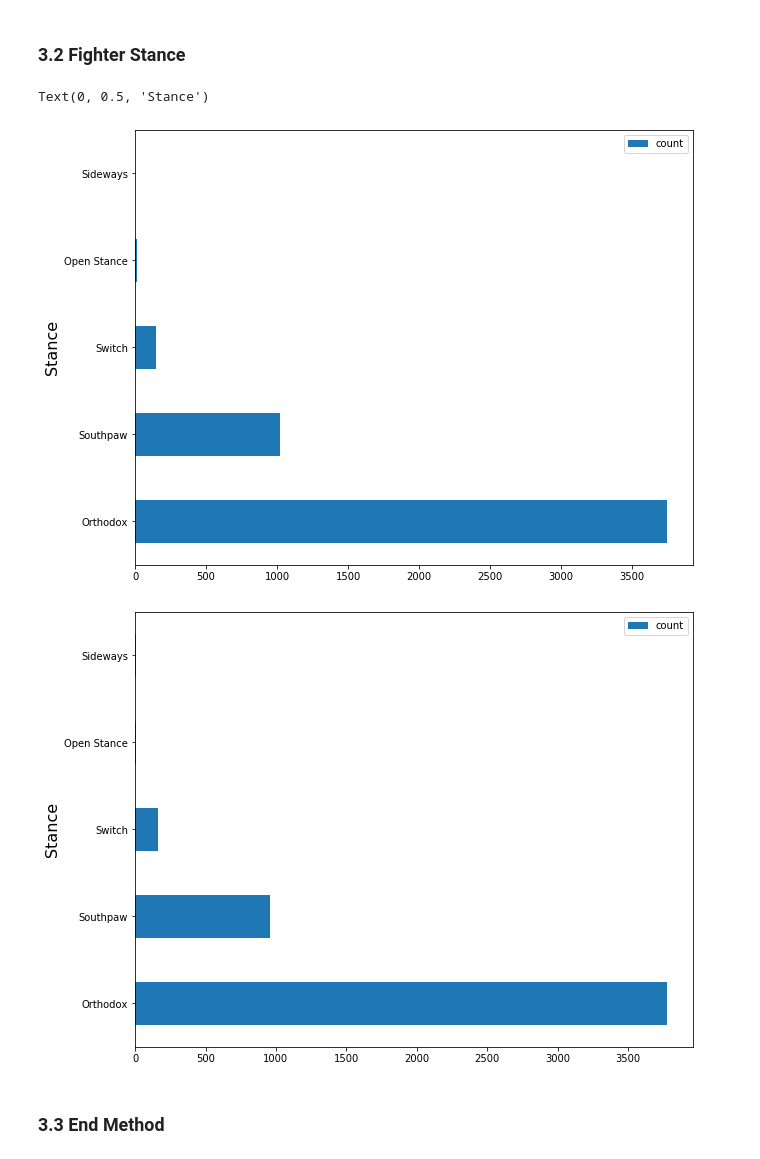
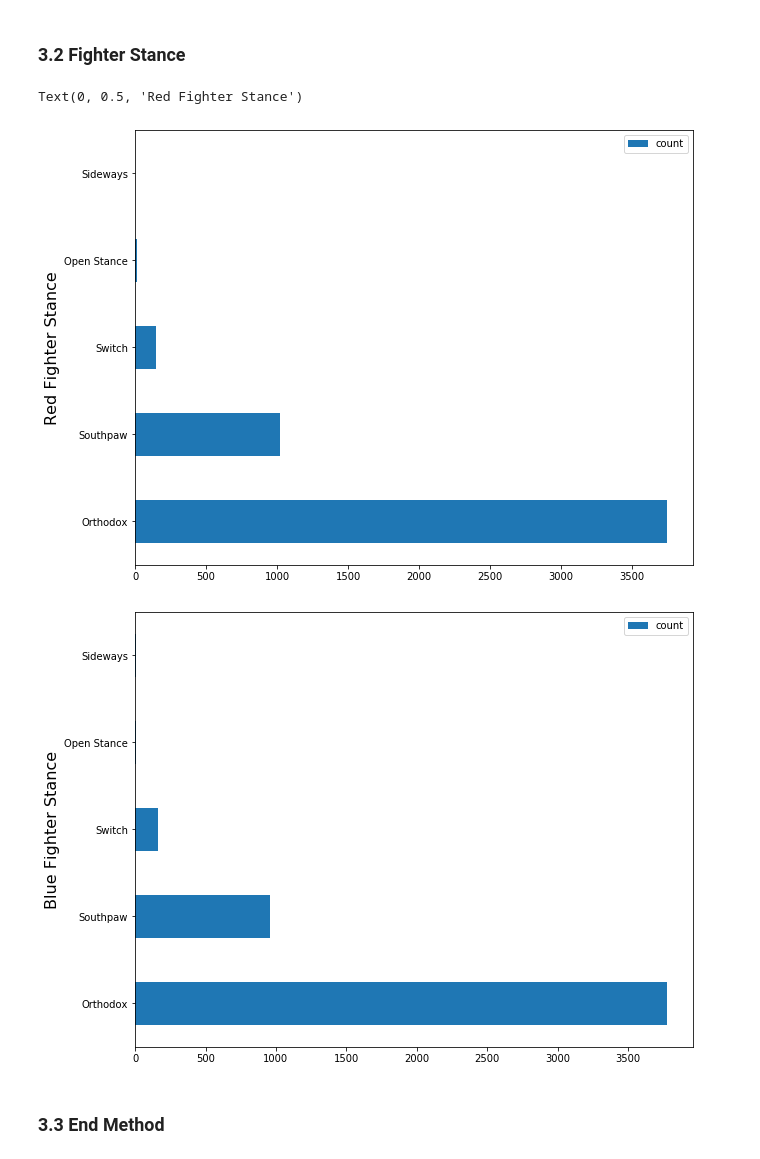
Before and after one commit to JamesPeralta/UFC-Fight-Predictor, a Jupyter notebook: data_joining/exploratory_analysis_anil.ipynb, the cells around one changed output. Saved outputs shown, nothing was run; the diff lists cells and outputs as text; code cells hidden in the pictures.

```diff
--- a/data_joining/exploratory_analysis_anil.ipynb
+++ b/data_joining/exploratory_analysis_anil.ipynb
@@ -69,19 +69,19 @@ R_Stance = pd.DataFrame(data['R_Stance'].value_counts())
 R_Stance.reset_index(inplace=True)
 R_Stance.columns = ['R_Stance', 'count']
 R_Stance.set_index('R_Stance',inplace=True)
-R_Stance.plot.barh(figsize=(10, 8)).set_ylabel('Stance', fontsize=16)
+R_Stance.plot.barh(figsize=(10, 8)).set_ylabel('Red Fighter Stance', fontsize=16)
 # %% [output]
-Text(0, 0.5, 'Stance')
+Text(0, 0.5, 'Red Fighter Stance')
-[figure, old version]
+[figure, new version]
 # %%
 # Blue fighter stance
 B_Stance = pd.DataFrame(data['B_Stance'].value_counts())
 B_Stance.reset_index(inplace=True)
 B_Stance.columns = ['B_Stance', 'count']
 B_Stance.set_index('B_Stance',inplace=True)
-plot = B_Stance.plot.barh(figsize=(10, 8)).set_ylabel('Stance', fontsize=16)
+plot = B_Stance.plot.barh(figsize=(10, 8)).set_ylabel('Blue Fighter Stance', fontsize=16)
 # %% [output]
-[figure, old version]
+[figure, new version]
 # %% [markdown]
 ### 3.3 End Method
 # %%
```
Also changed, not shown: 1 other file.
